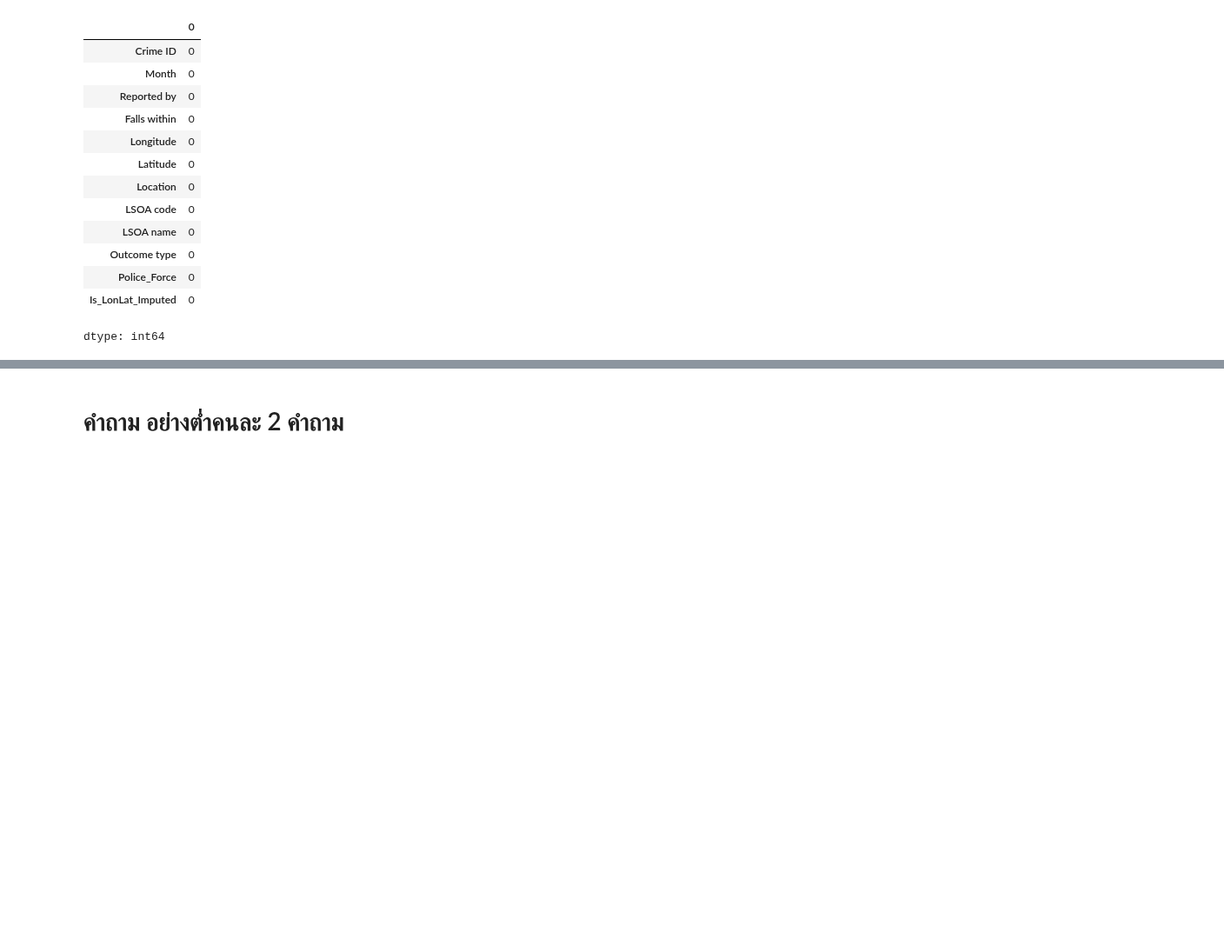
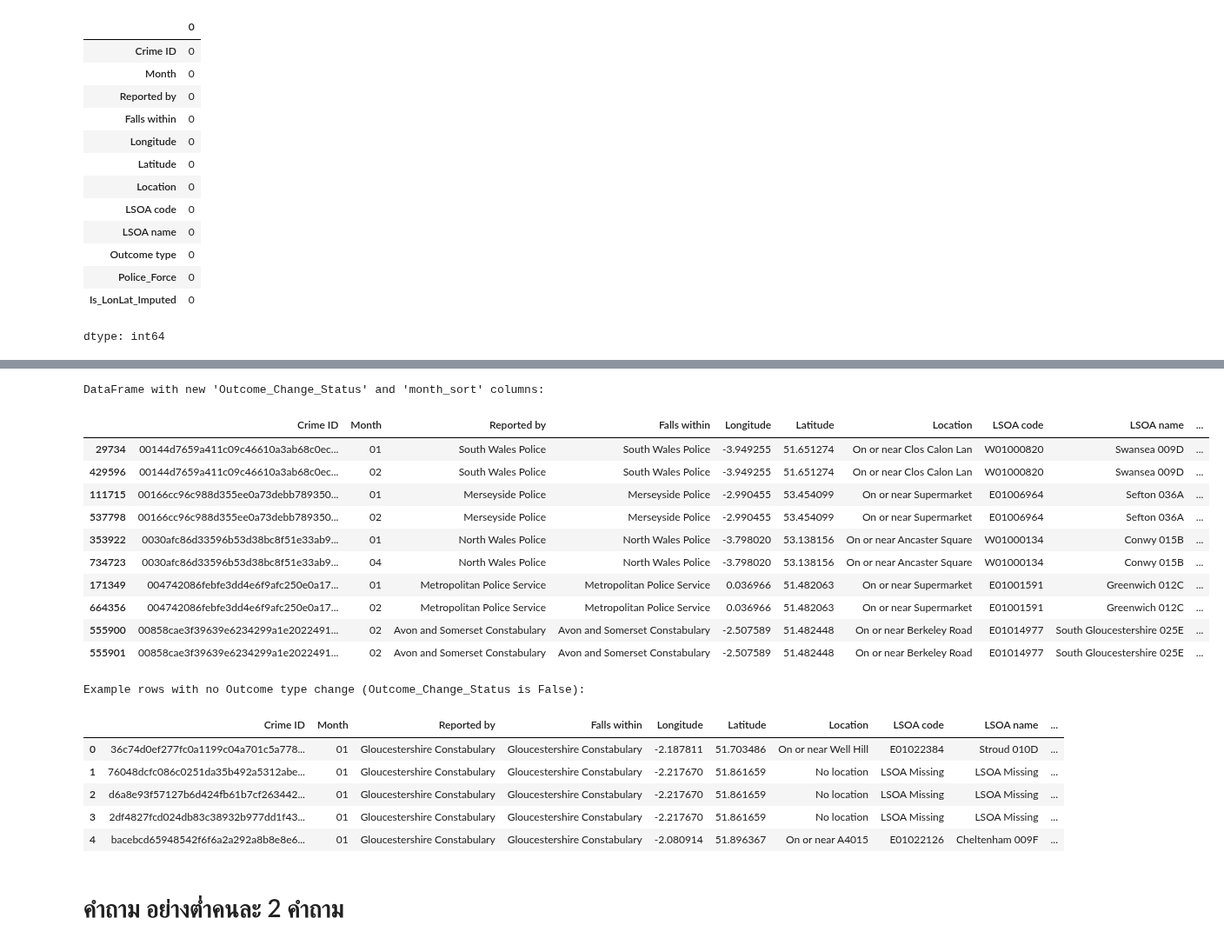
Before and after one commit to jangInw007/JENZY_Project, a Jupyter notebook: JENZY_is_perfect_project_Basicpro.ipynb, the cells around one changed output, grey strips where cells are left out. Shown at 87% size. Saved outputs shown, nothing was run; the diff lists cells and outputs as text; code cells hidden in the pictures; blank space fills up the shorter version.

```diff
--- a/JENZY_is_perfect_project_Basicpro.ipynb
+++ b/JENZY_is_perfect_project_Basicpro.ipynb
@@ -215,3 +238,62 @@ dtype: int64
+# %%
+
+# ตรวจสอบว่า 'crime_ids_with_outcome_change' ถูกนิยามไว้แล้ว
+if 'crime_ids_with_outcome_change' not in locals() and 'crime_ids_with_outcome_change' not in globals():
+    print("Error: 'crime_ids_with_outcome_change' is not defined. Please run the cell that defines this variable first.")
+else:
+    # 1. สร้างคอลัมน์ 'Outcome_Change_Status' (True/False)
+    # True ถ้า Crime ID นี้มีการเปลี่ยนแปลง Outcome type ในต่างเดือน
+    # False ถ้า Crime ID นี้ไม่ซ้ำเลย หรือซ้ำแต่ Outcome type ไม่เปลี่ยน
+    combined_outcomes_2025_all_months['Outcome_Change_Status'] = combined_outcomes_2025_all_months['Crime ID'].isin(crime_ids_with_outcome_change)
+
+    # 2. สร้างคอลัมน์ 'month_sort'
+    # กำหนดค่าเริ่มต้นเป็น -1 สำหรับแถวที่ไม่มีการเปลี่ยนแปลง Outcome type
+    combined_outcomes_2025_all_months['month_sort'] = -1
+
+    # กรองเฉพาะแถวที่มี Outcome_Change_Status เป็น True
+    df_with_changes_only = combined_outcomes_2025_all_months[combined_outcomes_2025_all_months['Outcome_Change_Status']].copy()
+
+    # จัดเรียงตาม Crime ID และ Month เพื่อให้ง่ายต่อการระบุเดือนที่ต่ำสุด
+    df_with_changes_only = df_with_changes_only.sort_values(by=['Crime ID', 'Month'])
+
+    # คำนวณเดือนที่ต่ำที่สุดสำหรับแต่ละ Crime ID ที่มีการเปลี่ยนแปลง
+    min_months = df_with_changes_only.groupby('Crime ID')['Month'].transform('min')
+
+    # คำนวณ month_sort (0 ถ้าเป็นเดือนต่ำสุด, 1 ถ้าเป็นเดือนที่สูงกว่า)
+    # ทำการเปรียบเทียบและแปลงเป็น int บน df_with_changes_only ก่อน
+    calculated_month_sort = (df_with_changes_only['Month'] != min_months).astype(int)
+
+    # กำหนดค่า month_sort กลับไปยัง df_outcome โดยใช้ index ของ df_with_changes_only
+    combined_outcomes_2025_all_months.loc[df_with_changes_only.index, 'month_sort'] = calculated_month_sort
+
+
+    print("\nDataFrame with new 'Outcome_Change_Status' and 'month_sort' columns:")
+    # แสดงตัวอย่างแถวที่มี Outcome_Change_Status เป็น True เพื่อตรวจสอบ
+    display(combined_outcomes_2025_all_months[combined_outcomes_2025_all_months['Outcome_Change_Status']].sort_values(by=['Crime ID', 'Month']).head(10))
+
+    # แสดงตัวอย่างบางแถวที่ Outcome_Change_Status เป็น False (-1 ใน month_sort)
+    print("\nExample rows with no Outcome type change (Outcome_Change_Status is False):")
+    display(combined_outcomes_2025_all_months[~combined_outcomes_2025_all_months['Outcome_Change_Status']].head())
+# %% [output]
+DataFrame with new 'Outcome_Change_Status' and 'month_sort' columns:
+|  | Crime ID | Month | Reported by | Falls within | Longitude | Latitude | Location | LSOA code | LSOA name | ... |
+| 29734 | 00144d7659a411c09c46610a3ab68c0ec... | 01 | South Wales Police | South Wales Police | -3.949255 | 51.651274 | On or near Clos Calon Lan | W01000820 | Swansea 009D | ... |
+| 429596 | 00144d7659a411c09c46610a3ab68c0ec... | 02 | South Wales Police | South Wales Police | -3.949255 | 51.651274 | On or near Clos Calon Lan | W01000820 | Swansea 009D | ... |
+| 111715 | 00166cc96c988d355ee0a73debb789350... | 01 | Merseyside Police | Merseyside Police | -2.990455 | 53.454099 | On or near Supermarket | E01006964 | Sefton 036A | ... |
+| 537798 | 00166cc96c988d355ee0a73debb789350... | 02 | Merseyside Police | Merseyside Police | -2.990455 | 53.454099 | On or near Supermarket | E01006964 | Sefton 036A | ... |
+| 353922 | 0030afc86d33596b53d38bc8f51e33ab9... | 01 | North Wales Police | North Wales Police | -3.798020 | 53.138156 | On or near Ancaster Square | W01000134 | Conwy 015B | ... |
+| 734723 | 0030afc86d33596b53d38bc8f51e33ab9... | 04 | North Wales Police | North Wales Police | -3.798020 | 53.138156 | On or near Ancaster Square | W01000134 | Conwy 015B | ... |
+| 171349 | 004742086febfe3dd4e6f9afc250e0a17... | 01 | Metropolitan Police Service | Metropolitan Police Service | 0.036966 | 51.482063 | On or near Supermarket | E01001591 | Greenwich 012C | ... |
+| 664356 | 004742086febfe3dd4e6f9afc250e0a17... | 02 | Metropolitan Police Service | Metropolitan Police Service | 0.036966 | 51.482063 | On or near Supermarket | E01001591 | Greenwich 012C | ... |
+| 555900 | 00858cae3f39639e6234299a1e2022491... | 02 | Avon and Somerset Constabulary | Avon and Somerset Constabulary | -2.507589 | 51.482448 | On or near Berkeley Road | E01014977 | South Gloucestershire 025E | ... |
+| 555901 | 00858cae3f39639e6234299a1e2022491... | 02 | Avon and Somerset Constabulary | Avon and Somerset Constabulary | -2.507589 | 51.482448 | On or near Berkeley Road | E01014977 | South Gloucestershire 025E | ... |
+Example rows with no Outcome type change (Outcome_Change_Status is False):
+|  | Crime ID | Month | Reported by | Falls within | Longitude | Latitude | Location | LSOA code | LSOA name | ... |
+| 0 | 36c74d0ef277fc0a1199c04a701c5a778... | 01 | Gloucestershire Constabulary | Gloucestershire Constabulary | -2.187811 | 51.703486 | On or near Well Hill | E01022384 | Stroud 010D | ... |
+| 1 | 76048dcfc086c0251da35b492a5312abe... | 01 | Gloucestershire Constabulary | Gloucestershire Constabulary | -2.217670 | 51.861659 | No location | LSOA Missing | LSOA Missing | ... |
+| 2 | d6a8e93f57127b6d424fb61b7cf263442... | 01 | Gloucestershire Constabulary | Gloucestershire Constabulary | -2.217670 | 51.861659 | No location | LSOA Missing | LSOA Missing | ... |
+| 3 | 2df4827fcd024db83c38932b977dd1f43... | 01 | Gloucestershire Constabulary | Gloucestershire Constabulary | -2.217670 | 51.861659 | No location | LSOA Missing | LSOA Missing | ... |
+| 4 | bacebcd65948542f6f6a2a292a8b8e8e6... | 01 | Gloucestershire Constabulary | Gloucestershire Constabulary | -2.080914 | 51.896367 | On or near A4015 | E01022126 | Cheltenham 009F | ... |
 # %% [markdown]
 # คำถาม อย่างต่ำคนละ 2 คำถาม
 # %% [markdown]
```
Also changed, not shown: parts of 104 cells of this notebook.
